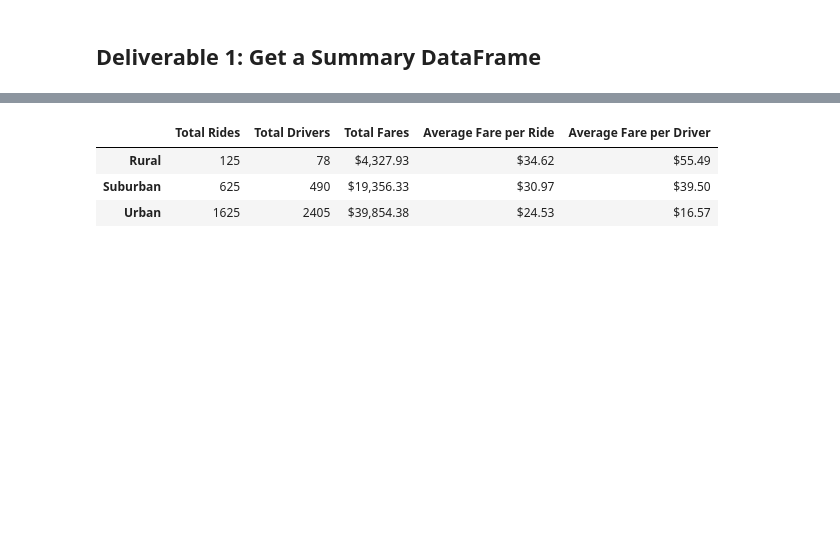
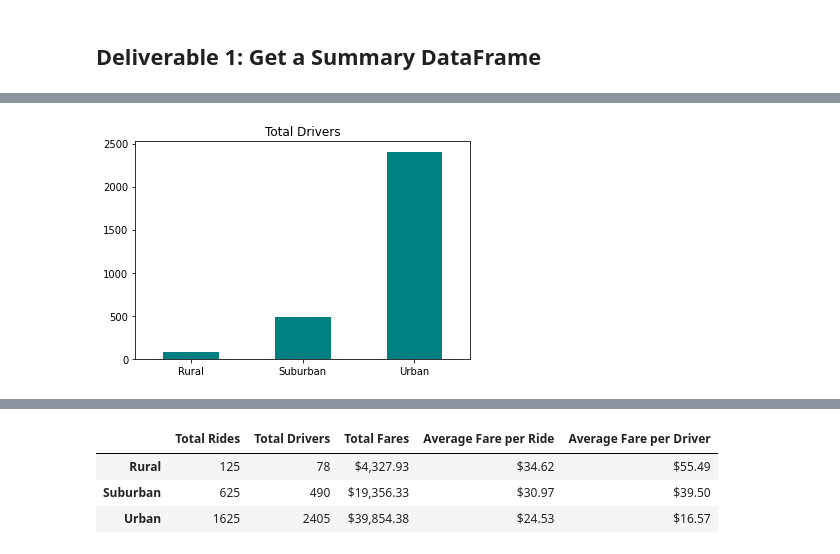
Before and after one commit to khanh703/PyBer_Analysis, a Jupyter notebook: PyBer_Challenge.ipynb, the cells around one changed output, grey strips where cells are left out. Saved outputs shown, nothing was run; the diff lists cells and outputs as text; code cells hidden in the pictures; blank space fills up the shorter version.

```diff
--- a/PyBer_Challenge.ipynb
+++ b/PyBer_Challenge.ipynb
@@ -73,0 +82,6 @@ pyber_summary_df.index.name = None
+# %%
+pyber_summary_df["Total Drivers"].plot.bar(title="Total Drivers",color=["teal"])
+plt.xticks(rotation = 0)
+plt.savefig("analysis/Total_Drivers.png")
+# %% [output]
+[figure, added]
```
Also changed, not shown: parts of 5 cells of this notebook, 5 other files.
